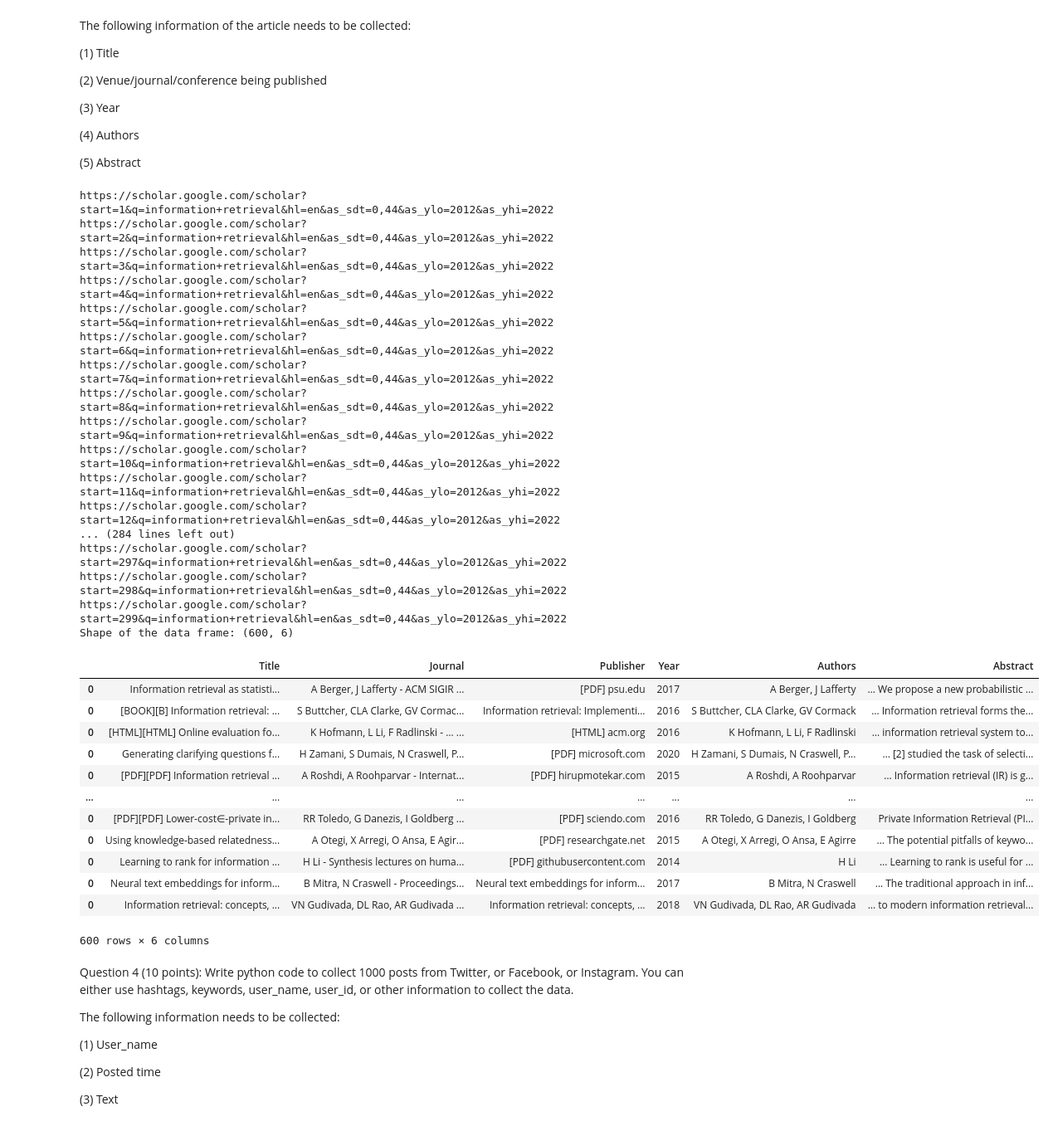
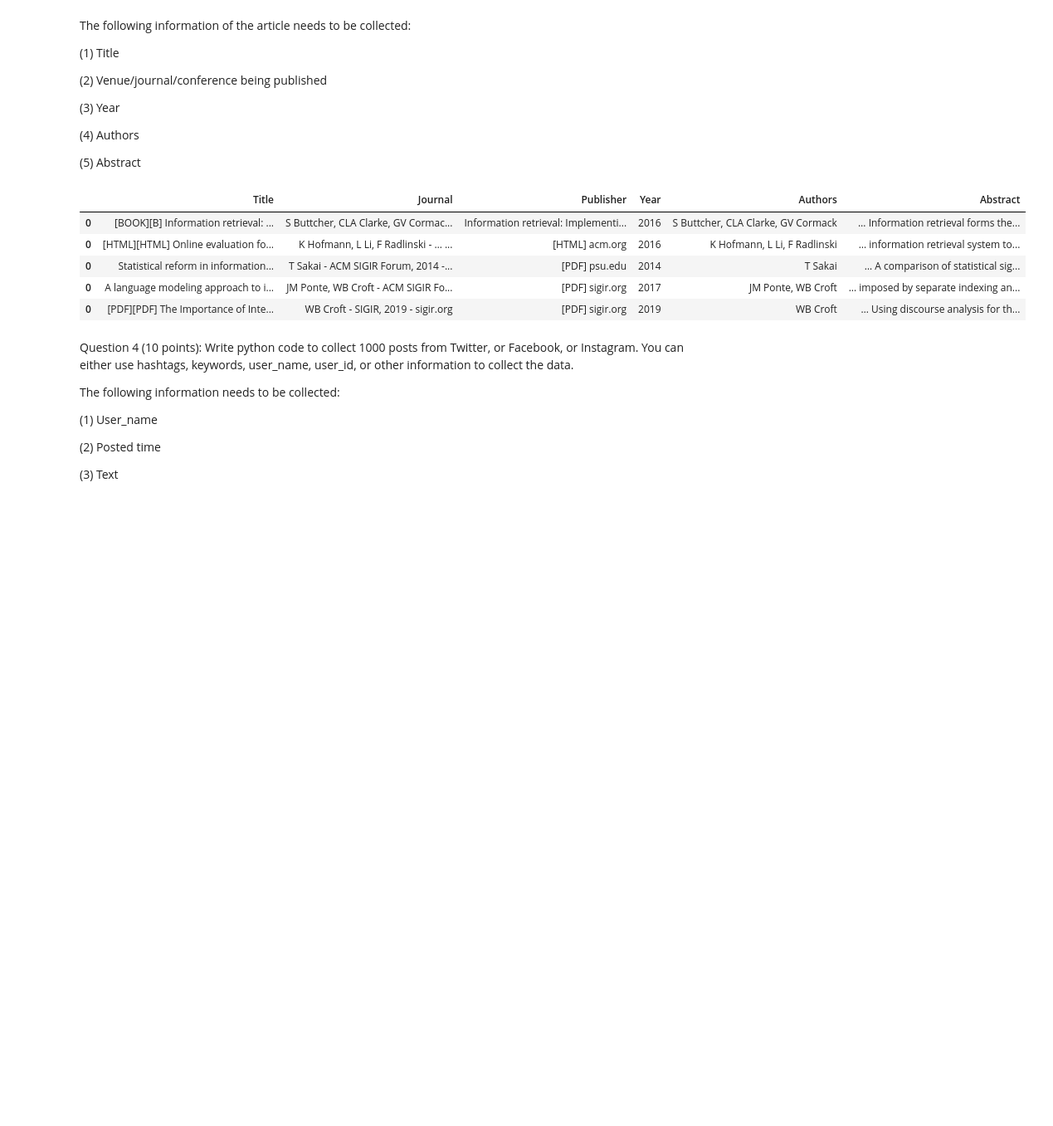
Before and after one commit to vish063/INFO-5731, a Jupyter notebook: In_class_exercise_02_1_Vishnu_boddeboina_new.ipynb, the cells around one changed output. Shown: that part at 83% size. Saved outputs shown, nothing was run; the diff lists cells and outputs as text; code cells hidden in the pictures; blank space fills up the shorter version.

```diff
--- a/In_class_exercise_02_1_Vishnu_boddeboina_new.ipynb
+++ b/In_class_exercise_02_1_Vishnu_boddeboina_new.ipynb
@@ -133,10 +133,6 @@ The following information of the article needs to be collected:
 
 (5) Abstract
 # %%
-# Note: Google is blocking my IP and returning No results if I make more requests.
-# Here I was able to get 600 articles details. If I tried to make more requests, google detects my activity as suspicious and blocking my IP.
-# The process for pulling articles details is same.
-# Big value in the for loop will search in more pages and gives more articles.
 # You code here (Please add comments in the code):
 from bs4 import BeautifulSoup
 import requests
@@ -156,74 +152,47 @@ headers = {
     'User-Agent': 'Mozilla/5.0 (X11; Ubuntu; Linux x86_64; rv:52.0) Gecko/20100101 Firefox/52.0',
     'Accept-Language': 'en-US, en;q=0.5'
 }
-for pg_num in range(1, 300):
+for pg_num in range(1, 20):
   # URL with search string
   url = f'https://scholar.google.com/scholar?start={str(pg_num)}&q=information+retrieval&hl=en&as_sdt=0,44&as_ylo=2012&as_yhi=2022'
-  print(url)
-  # Launch the url
   pg = requests.get(url, headers=headers)
 
   # Read DOM using BeautifulSoup
   soup = BeautifulSoup(pg.content,'html.parser')
 
   # Select each article from search results
   for article in soup.select('[data-lid]'):
     # get title text
     title = article.select_one('.gs_rt').text
     # get journal details
     journal = article.select_one('.gs_a').text
 
     # get publisher details
     publisher= article.select('a')[0].get_text()
 
     pub_info = article.find_all('div',class_='gs_a')[0].get_text()
 
     # extract authors
     authors= pub_info.split('-')[0]
     abstract= article.find_all('div',class_='gs_rs')[0].get_text()
 
     # Extract year from publisher info
     b_year = re.findall(r'\d+', pub_info)
 
     info = list(map(int, b_year))
     year = str(info)[1:-1]
 
     # Add data to data frame
     df_articles = df_articles.append(pd.DataFrame({'Title': title, 'Journal': journal, 'Publisher':publisher, 'Year': year, 'Authors': authors, 'Abstract': abstract}, index=[0]))
 
-print(f'Shape of the data frame: {df_articles.shape}')
-df_articles
+df_articles.head()
 # %% [output]
-https://scholar.google.com/scholar?start=1&q=information+retrieval&hl=en&as_sdt=0,44&as_ylo=2012&as_yhi=2022
-https://scholar.google.com/scholar?start=2&q=information+retrieval&hl=en&as_sdt=0,44&as_ylo=2012&as_yhi=2022
-https://scholar.google.com/scholar?start=3&q=information+retrieval&hl=en&as_sdt=0,44&as_ylo=2012&as_yhi=2022
-https://scholar.google.com/scholar?start=4&q=information+retrieval&hl=en&as_sdt=0,44&as_ylo=2012&as_yhi=2022
-https://scholar.google.com/scholar?start=5&q=information+retrieval&hl=en&as_sdt=0,44&as_ylo=2012&as_yhi=2022
-https://scholar.google.com/scholar?start=6&q=information+retrieval&hl=en&as_sdt=0,44&as_ylo=2012&as_yhi=2022
-https://scholar.google.com/scholar?start=7&q=information+retrieval&hl=en&as_sdt=0,44&as_ylo=2012&as_yhi=2022
-https://scholar.google.com/scholar?start=8&q=information+retrieval&hl=en&as_sdt=0,44&as_ylo=2012&as_yhi=2022
-https://scholar.google.com/scholar?start=9&q=information+retrieval&hl=en&as_sdt=0,44&as_ylo=2012&as_yhi=2022
-https://scholar.google.com/scholar?start=10&q=information+retrieval&hl=en&as_sdt=0,44&as_ylo=2012&as_yhi=2022
-https://scholar.google.com/scholar?start=11&q=information+retrieval&hl=en&as_sdt=0,44&as_ylo=2012&as_yhi=2022
-https://scholar.google.com/scholar?start=12&q=information+retrieval&hl=en&as_sdt=0,44&as_ylo=2012&as_yhi=2022
-... (284 lines left out)
-https://scholar.google.com/scholar?start=297&q=information+retrieval&hl=en&as_sdt=0,44&as_ylo=2012&as_yhi=2022
-https://scholar.google.com/scholar?start=298&q=information+retrieval&hl=en&as_sdt=0,44&as_ylo=2012&as_yhi=2022
-https://scholar.google.com/scholar?start=299&q=information+retrieval&hl=en&as_sdt=0,44&as_ylo=2012&as_yhi=2022
-Shape of the data frame: (600, 6)
 |  | Title | Journal | Publisher | Year | Authors | Abstract |
-| 0 | Information retrieval as statisti... | A Berger, J Lafferty - ACM SIGIR ... | [PDF] psu.edu | 2017 | A Berger, J Lafferty | … We propose a new probabilistic ... |
 | 0 | [BOOK][B] Information retrieval: ... | S Buttcher, CLA Clarke, GV Cormac... | Information retrieval: Implementi... | 2016 | S Buttcher, CLA Clarke, GV Cormack | … Information retrieval forms the... |
 | 0 | [HTML][HTML] Online evaluation fo... | K Hofmann, L Li, F Radlinski - … ... | [HTML] acm.org | 2016 | K Hofmann, L Li, F Radlinski | … information retrieval system to... |
-| 0 | Generating clarifying questions f... | H Zamani, S Dumais, N Craswell, P... | [PDF] microsoft.com | 2020 | H Zamani, S Dumais, N Craswell, P... | … [2] studied the task of selecti... |
-| 0 | [PDF][PDF] Information retrieval ... | A Roshdi, A Roohparvar - Internat... | [PDF] hirupmotekar.com | 2015 | A Roshdi, A Roohparvar | … Information retrieval (IR) is g... |
-| ... | ... | ... | ... | ... | ... | ... |
-| 0 | [PDF][PDF] Lower-cost∈-private in... | RR Toledo, G Danezis, I Goldberg ... | [PDF] sciendo.com | 2016 | RR Toledo, G Danezis, I Goldberg | Private Information Retrieval (PI... |
-| 0 | Using knowledge-based relatedness... | A Otegi, X Arregi, O Ansa, E Agir... | [PDF] researchgate.net | 2015 | A Otegi, X Arregi, O Ansa, E Agirre | … The potential pitfalls of keywo... |
-| 0 | Learning to rank for information ... | H Li - Synthesis lectures on huma... | [PDF] githubusercontent.com | 2014 | H Li | … Learning to rank is useful for ... |
-| 0 | Neural text embeddings for inform... | B Mitra, N Craswell - Proceedings... | Neural text embeddings for inform... | 2017 | B Mitra, N Craswell | … The traditional approach in inf... |
-| 0 | Information retrieval: concepts, ... | VN Gudivada, DL Rao, AR Gudivada ... | Information retrieval: concepts, ... | 2018 | VN Gudivada, DL Rao, AR Gudivada | … to modern information retrieval... |
+| 0 | Statistical reform in information... | T Sakai - ACM SIGIR Forum, 2014 -... | [PDF] psu.edu | 2014 | T Sakai | … A comparison of statistical sig... |
+| 0 | A language modeling approach to i... | JM Ponte, WB Croft - ACM SIGIR Fo... | [PDF] sigir.org | 2017 | JM Ponte, WB Croft | … imposed by separate indexing an... |
+| 0 | [PDF][PDF] The Importance of Inte... | WB Croft - SIGIR, 2019 - sigir.org | [PDF] sigir.org | 2019 | WB Croft | … Using discourse analysis for th... |
-600 rows × 6 columns
 # %% [markdown]
 Question 4 (10 points): Write python code to collect 1000 posts from Twitter, or Facebook, or Instagram. You can either use hashtags, keywords, user_name, user_id, or other information to collect the data.
 
```
